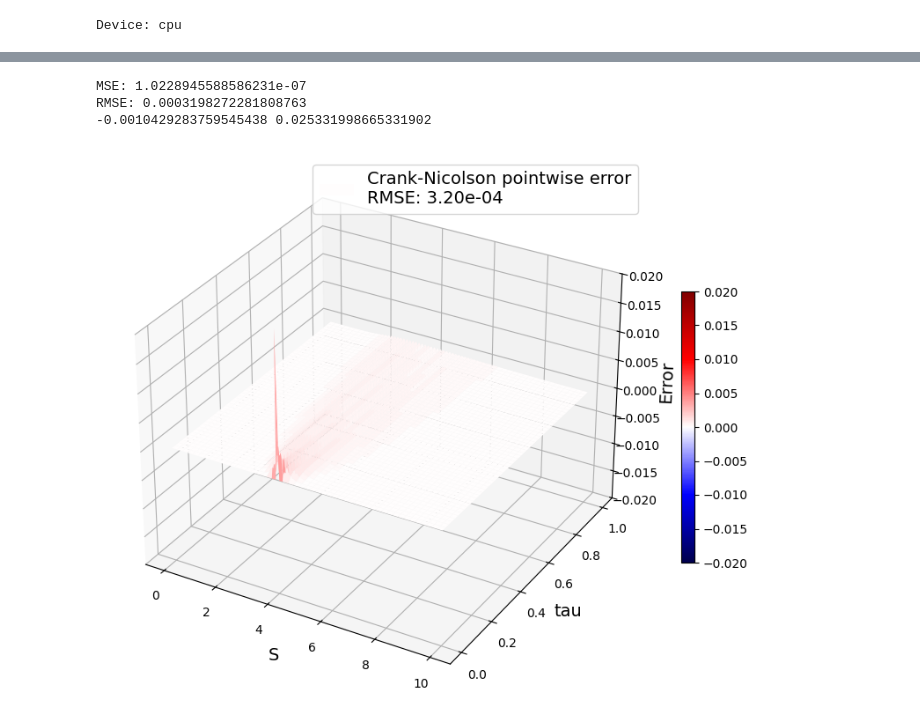
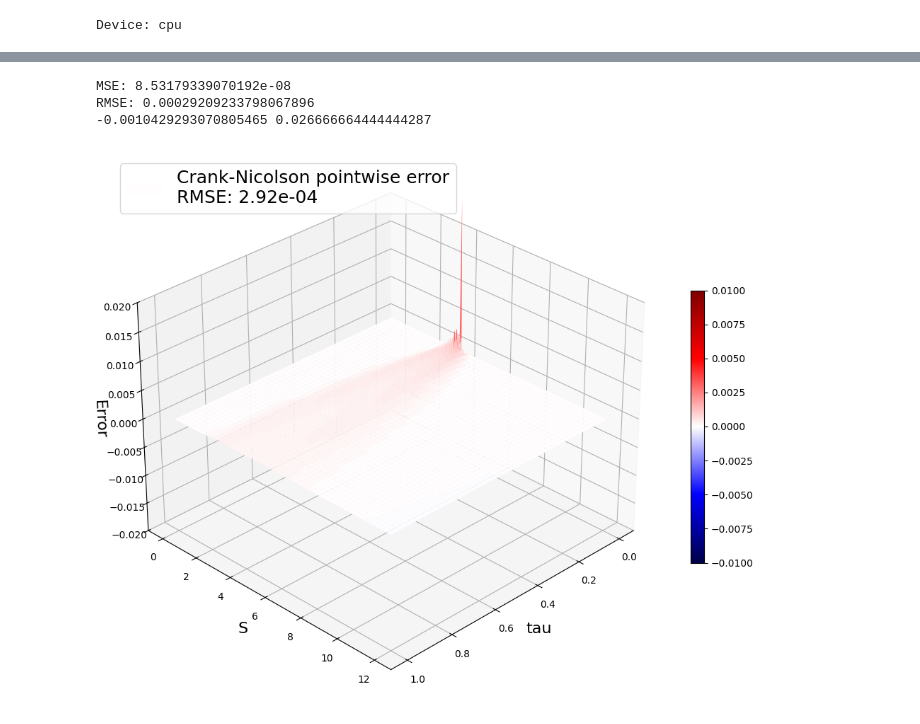
Before and after one commit to liyiyan128/Option-Pricing-Using-Physics-Informed-Neural-Networks, a Jupyter notebook: PINN_example.ipynb, the cells around one changed output, grey strips where cells are left out. Cells and saved outputs as stored; diff of their text form; code cells hidden in the pictures.

```diff
--- a/PINN_example.ipynb
+++ b/PINN_example.ipynb
@@ -147,51 +148,54 @@ RMSE: 0.0009124060015441626
 from scipy.interpolate import RegularGridInterpolator
 
 # Crank-Nicolson solution
-V_CN, S_CN, t_CN = V_BS_CN(100, 100, T, K, sigma, r, S_inf)
+V_CN, S_CN, t_CN = V_BS_CN(100, 100, T, K, sigma, r, S_inf=K*3, type='put')
 V_CN = V_CN.T
 
 # interpolate CN solution on eval grid
 interpolator = RegularGridInterpolator((S_CN, t_CN), V_CN, method='linear', bounds_error=False, fill_value=np.nan)
-S_eval = np.linspace(0, 10, 1000)
+S_eval = np.linspace(0, S_inf_eval, 1000)
 tau_eval = np.linspace(0, T, 1000)
 S_eval, tau_eval = np.meshgrid(S_eval, tau_eval)
 V_pred_CN = interpolator((S_eval, tau_eval))
 
 # compute error metrics
 V_true = V_BS(S_eval, tau_eval, K, r, sigma, 'put')
 V_err_CN = V_pred_CN - V_true
 MSE_CN = np.mean(V_err_CN**2)
 RMSE_CN = np.sqrt(MSE_CN)
 print('MSE:', MSE_CN)
 print('RMSE:', RMSE_CN)
 print(V_err_CN.min(), V_err_CN.max())
 
-# 3d plot CN solution
+
+# # 3d plot CN solution
 # fig = plt.figure()
 # ax = fig.add_subplot(111, projection='3d')
 # ax.plot_surface(S_eval, tau_eval, V_pred_CN, cmap='viridis')
 # ax.set_xlabel('S', fontsize=14)
 # ax.set_ylabel('tau', fontsize=14)
 # ax.set_zlabel('V', fontsize=14)
 # ax.set_title('Crank-Nicolson Solution', fontsize=16)
 # # plt.savefig('./data/images/sol_european_cn.pdf')
 # plt.show()
 
 
 # plot error surface
 fig = plt.figure(figsize=(10, 8))
 ax = fig.add_subplot(111, projection='3d')
-surf = ax.plot_surface(S_eval, tau_eval, V_err_CN, label=f'Crank-Nicolson pointwise error\nRMSE: {RMSE_CN:.2e}', cmap='seismic', vmin=-0.02, vmax=0.02)
+surf = ax.plot_surface(tau_eval, S_eval, V_err_CN, label=f'Crank-Nicolson pointwise error\nRMSE: {RMSE_CN:.2e}', cmap='seismic', vmin=-0.01, vmax=0.01)
 cbar = fig.colorbar(surf, location='right', shrink=0.5)
-ax.set_xlabel('S', fontsize=14)
-ax.set_ylabel('tau', fontsize=14)
-ax.set_zlabel('Error', fontsize=14)
+ax.set_xlabel('tau', fontsize=16)
+ax.set_ylabel('S', fontsize=16)
+ax.set_zlabel('Error', fontsize=16)
 ax.set_zlim(-0.02, 0.02)
-plt.legend(fontsize=14)
-plt.savefig('./data/images/sol_european_cn_err.pdf')
+plt.legend(fontsize=18)
+ax.view_init(elev=30, azim=45)
+plt.tight_layout()
+plt.savefig('./data/images/sol_european_cn_err.pdf', bbox_inches='tight')
 plt.show()
 # %% [output]
-MSE: 1.0228945588586231e-07
-RMSE: 0.0003198272281808763
--0.0010429283759545438 0.025331998665331902
+MSE: 8.53179339070192e-08
+RMSE: 0.00029209233798067896
+-0.0010429293070805465 0.026666664444444287
-[figure, old version]
+[figure, new version]
```
Also changed, not shown: parts of 6 cells of this notebook, 11 other files.
